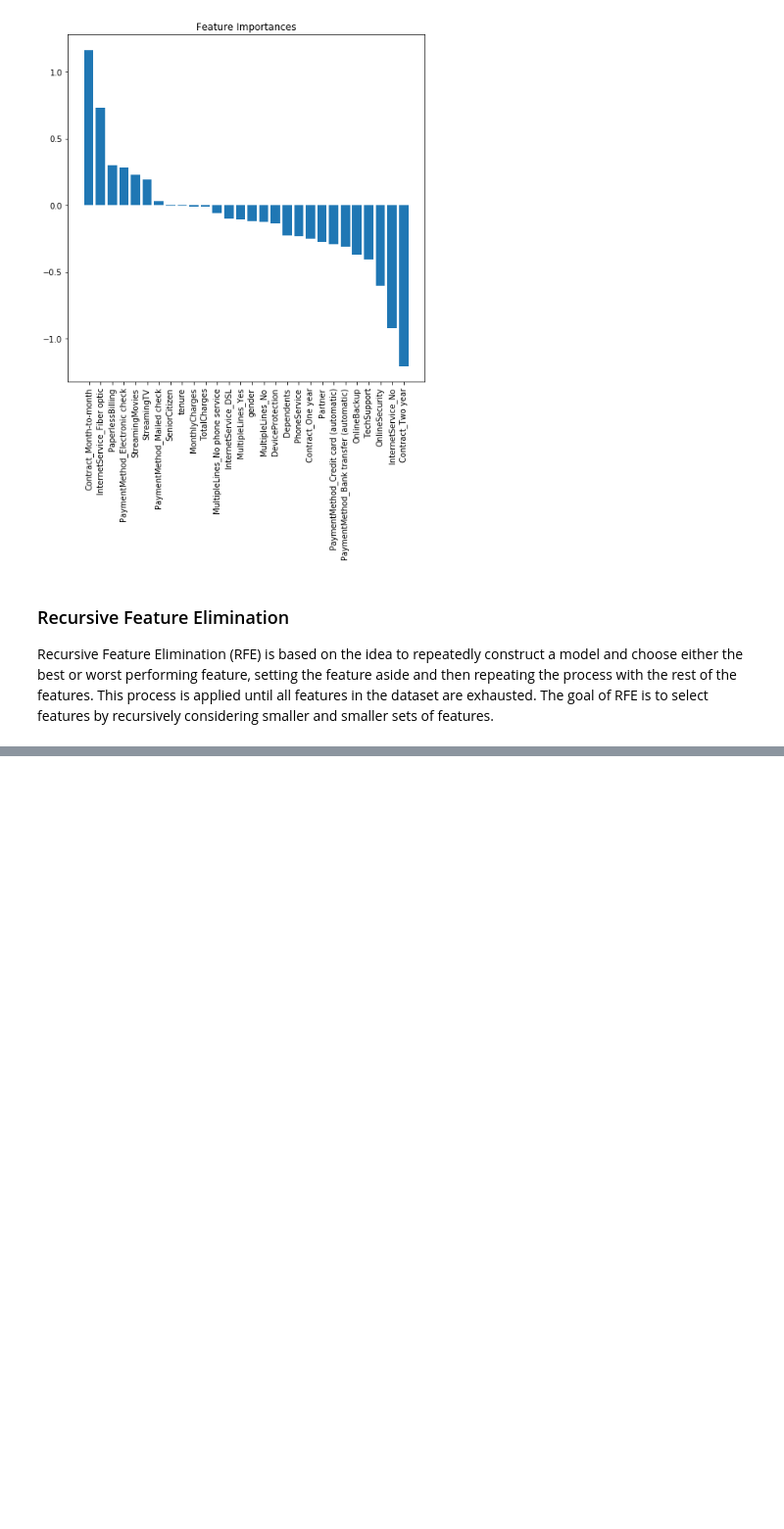
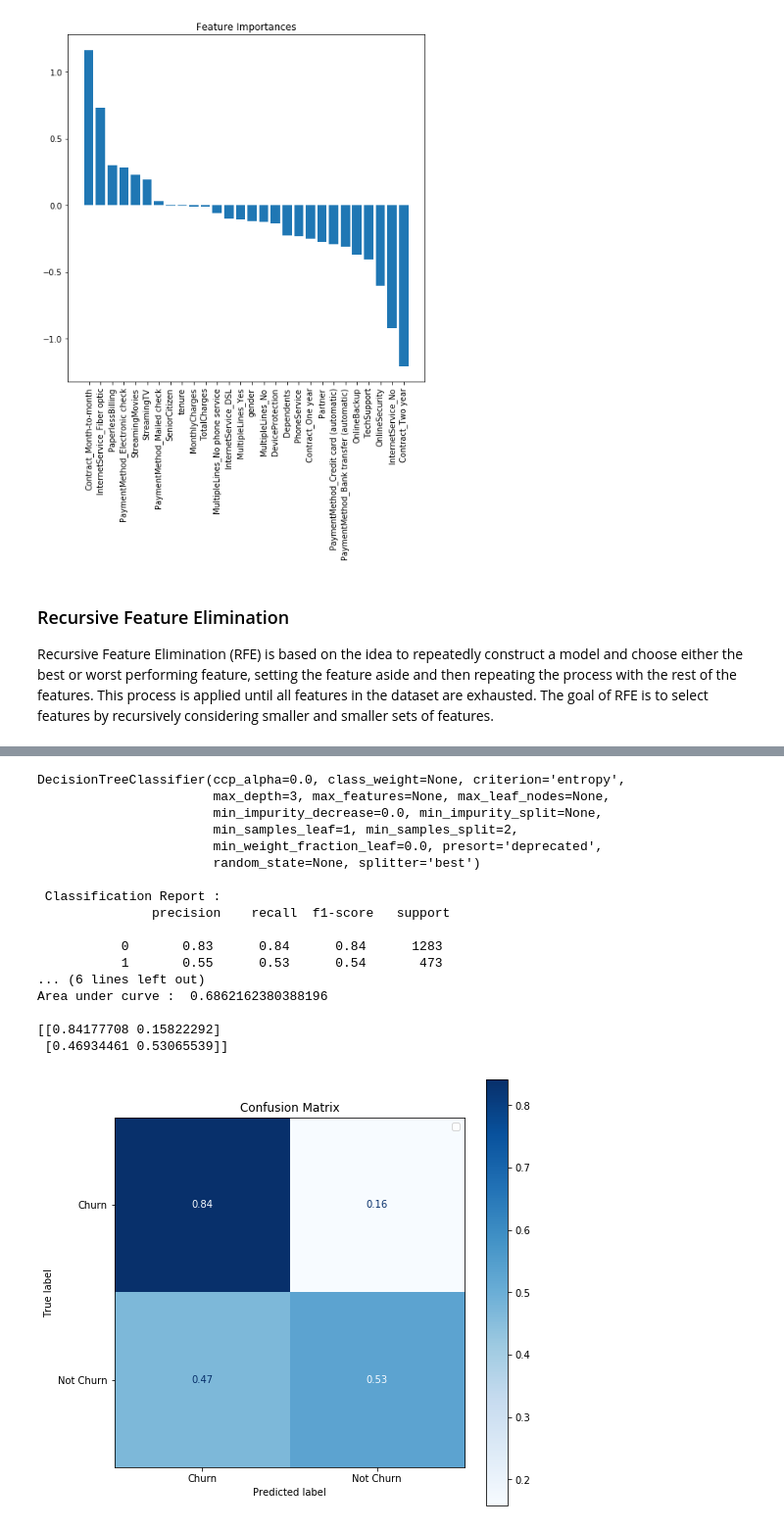
Before and after one commit to Carterbouley/Churn-prediction, a Jupyter notebook: CustomerAttrition.ipynb, the cells around one changed output, grey strips where cells are left out. Shown at 98% size. Saved outputs shown, nothing was run; the diff lists cells and outputs as text; code cells hidden in the pictures; blank space fills up the shorter version.

```diff
--- a/CustomerAttrition.ipynb
+++ b/CustomerAttrition.ipynb
@@ -519,0 +669,22 @@ NameError: name 'telcom' is not defined
+# %%
+plot_decision_tree(features_cat,3,"entropy","best",
+                   model_performance = True ,)
+# %% [output]
+DecisionTreeClassifier(ccp_alpha=0.0, class_weight=None, criterion='entropy',
+                       max_depth=3, max_features=None, max_leaf_nodes=None,
+                       min_impurity_decrease=0.0, min_impurity_split=None,
+                       min_samples_leaf=1, min_samples_split=2,
+                       min_weight_fraction_leaf=0.0, presort='deprecated',
+                       random_state=None, splitter='best')
+
+ Classification Report :
+               precision    recall  f1-score   support
+
+           0       0.83      0.84      0.84      1283
+           1       0.55      0.53      0.54       473
+... (6 lines left out)
+Area under curve :  0.6862162380388196
+
+[[0.84177708 0.15822292]
+ [0.46934461 0.53065539]]
+[figure, added]
```
Also changed, not shown: parts of 8 cells of this notebook.
